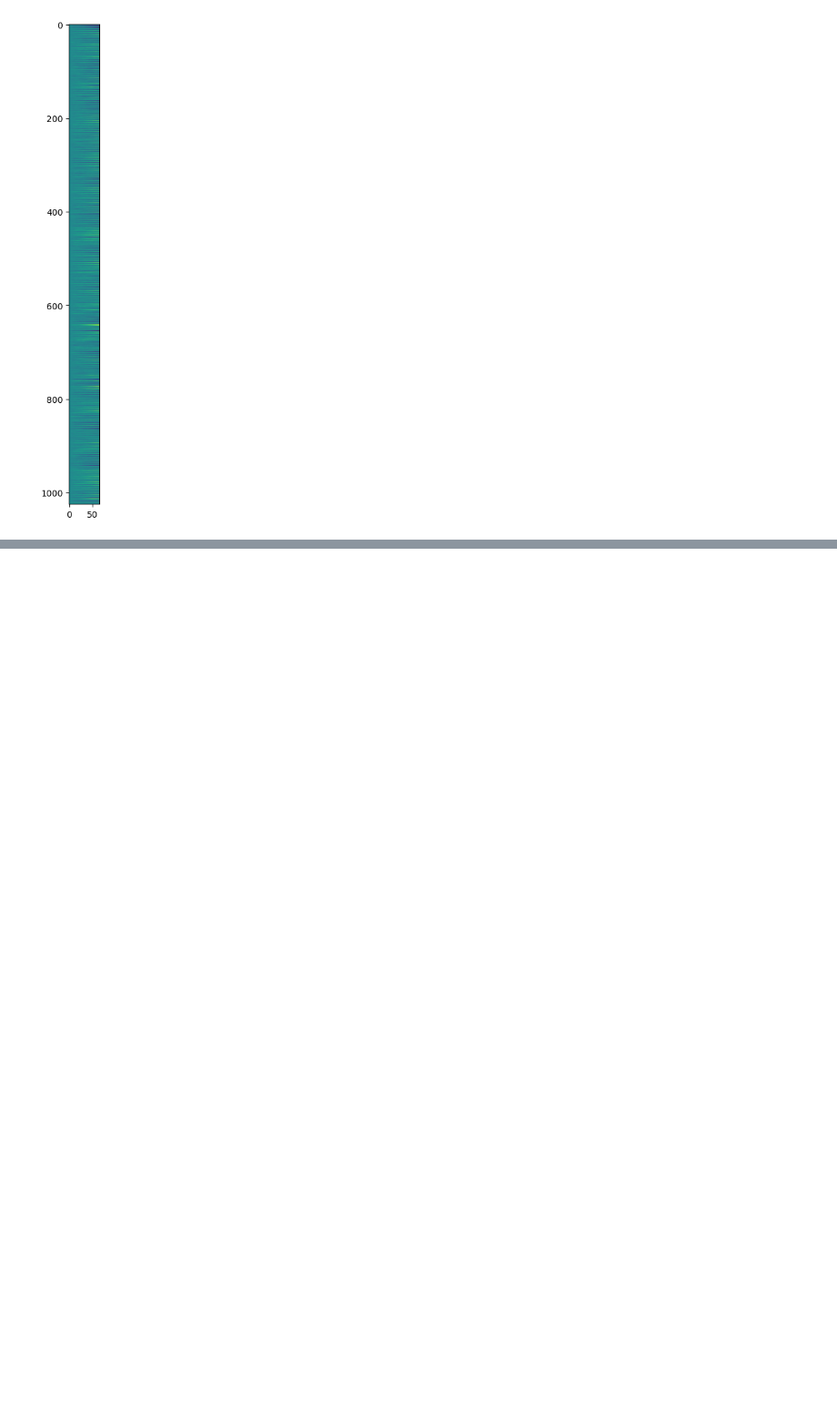
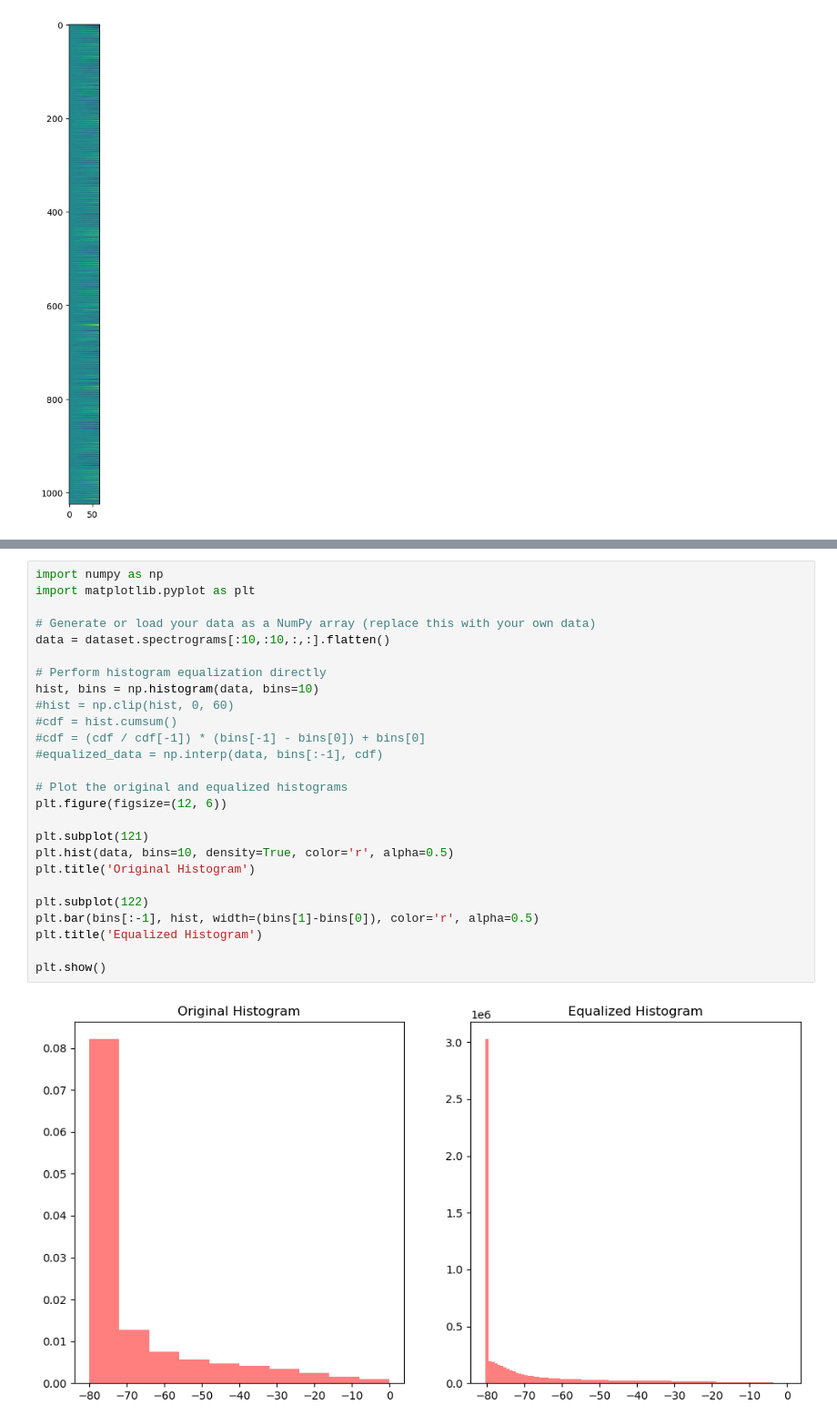
Before and after one commit to DavideNale/NAF, a Jupyter notebook: tests.ipynb, the cells around one changed output, grey strips where cells are left out. Shown: that part at 91% size. Drawn from its saved outputs; the diff is of its cells as text; blank space fills up the shorter version.

```diff
--- a/tests.ipynb
+++ b/tests.ipynb
@@ -147,0 +222,28 @@ plt.show()
+# %%
+import numpy as np
+import matplotlib.pyplot as plt
+
+# Generate or load your data as a NumPy array (replace this with your own data)
+data = dataset.spectrograms[:10,:10,:,:].flatten()
+
+# Perform histogram equalization directly
+hist, bins = np.histogram(data, bins=10)
+#hist = np.clip(hist, 0, 60)
+#cdf = hist.cumsum()
+#cdf = (cdf / cdf[-1]) * (bins[-1] - bins[0]) + bins[0]
+#equalized_data = np.interp(data, bins[:-1], cdf)
+
+# Plot the original and equalized histograms
+plt.figure(figsize=(12, 6))
+
+plt.subplot(121)
+plt.hist(data, bins=10, density=True, color='r', alpha=0.5)
+plt.title('Original Histogram')
+
+plt.subplot(122)
+plt.bar(bins[:-1], hist, width=(bins[1]-bins[0]), color='r', alpha=0.5)
+plt.title('Equalized Histogram')
+
+plt.show()
+# %% [output]
+[figure, added]
```
Also changed, not shown: parts of 2 cells of this notebook, 8 other files.
